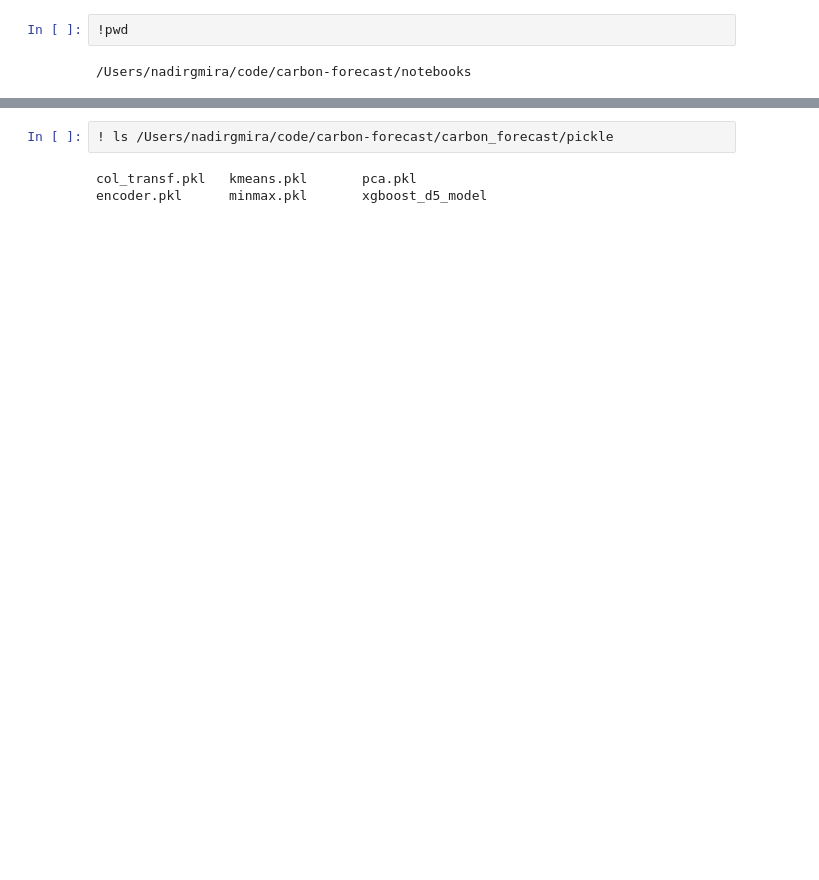
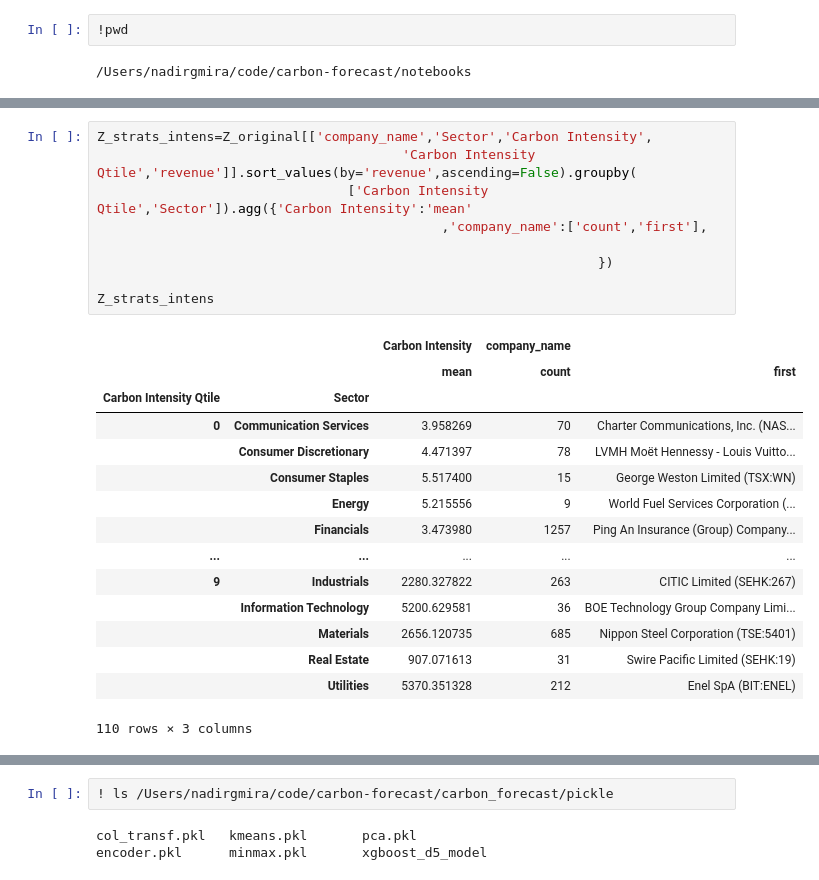
Before and after one commit to leocmcheung/carbon-forecast, a Jupyter notebook: notebooks/Nadir_KNN.ipynb, the cells around one changed output, grey strips where cells are left out. Saved outputs shown, nothing was run; the diff lists cells and outputs as text; blank space fills up the shorter version.

```diff
--- a/notebooks/Nadir_KNN.ipynb
+++ b/notebooks/Nadir_KNN.ipynb
@@ -343,0 +191,25 @@ Text(0.5, 0, 'k cluster number')
+# %%
+Z_strats_intens=Z_original[['company_name','Sector','Carbon Intensity',
+                                       'Carbon Intensity Qtile','revenue']].sort_values(by='revenue',ascending=False).groupby(
+                                ['Carbon Intensity Qtile','Sector']).agg({'Carbon Intensity':'mean'
+                                            ,'company_name':['count','first'],
+
+                                                                })
+
+Z_strats_intens
+# %% [output]
+|  |  | Carbon Intensity | company_name |  |
+|  |  | mean | count | first |
+| Carbon Intensity Qtile | Sector |  |  |  |
+| 0 | Communication Services | 3.958269 | 70 | Charter Communications, Inc. (NAS... |
+|  | Consumer Discretionary | 4.471397 | 78 | LVMH Moët Hennessy - Louis Vuitto... |
+|  | Consumer Staples | 5.517400 | 15 | George Weston Limited (TSX:WN) |
+|  | Energy | 5.215556 | 9 | World Fuel Services Corporation (... |
+|  | Financials | 3.473980 | 1257 | Ping An Insurance (Group) Company... |
+| ... | ... | ... | ... | ... |
+| 9 | Industrials | 2280.327822 | 263 | CITIC Limited (SEHK:267) |
+|  | Information Technology | 5200.629581 | 36 | BOE Technology Group Company Limi... |
+|  | Materials | 2656.120735 | 685 | Nippon Steel Corporation (TSE:5401) |
+|  | Real Estate | 907.071613 | 31 | Swire Pacific Limited (SEHK:19) |
+|  | Utilities | 5370.351328 | 212 | Enel SpA (BIT:ENEL) |
+110 rows × 3 columns
```
Also changed, not shown: parts of 107 cells of this notebook, 2 other files.
